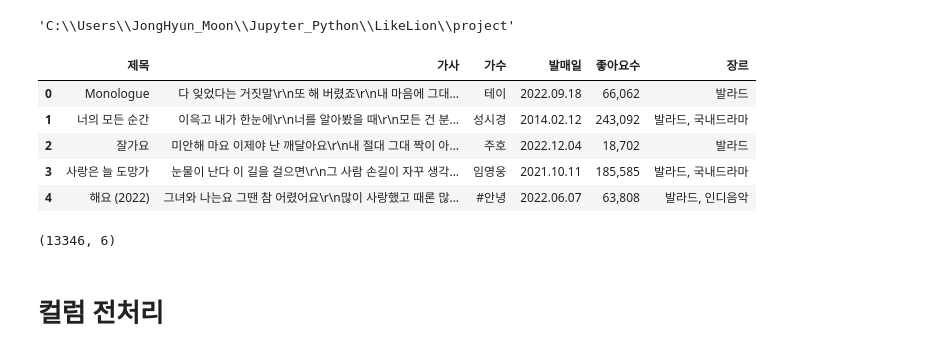
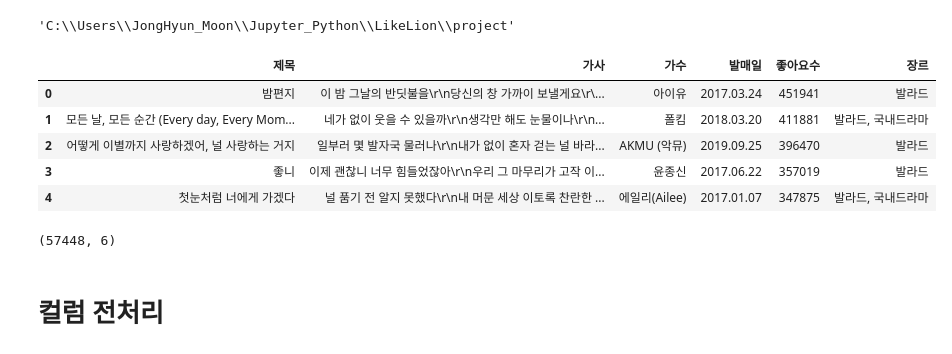
Before and after one commit to happyFinal/project, a Jupyter notebook: eda/EDA_ballad.ipynb, the cells around one changed output. Drawn from its saved outputs; the diff is of its cells as text; code cells hidden in the pictures.

```diff
--- a/eda/EDA_ballad.ipynb
+++ b/eda/EDA_ballad.ipynb
@@ -49,17 +41,17 @@ C:\Users\JongHyun_Moon\Jupyter_Python\LikeLion\project
 'C:\\Users\\JongHyun_Moon\\Jupyter_Python\\LikeLion\\project'
 # %%
 root_dir = "data/data_ballad"
-df_ballad = pd.read_csv(f"{root_dir}/melon_ballad_1_15000.csv", parse_dates=["발매일"])
+df_ballad = pd.read_parquet(f"{root_dir}/ballad_all.gzip")
 display(df_ballad.head())
 df_ballad.shape
 # %% [output]
 |  | 제목 | 가사 | 가수 | 발매일 | 좋아요수 | 장르 |
-| 0 | Monologue | 다 잊었다는 거짓말\r\n또 해 버렸죠\r\n내 마음에 그대... | 테이 | 2022.09.18 | 66,062 | 발라드 |
-| 1 | 너의 모든 순간 | 이윽고 내가 한눈에\r\n너를 알아봤을 때\r\n모든 건 분... | 성시경 | 2014.02.12 | 243,092 | 발라드, 국내드라마 |
-| 2 | 잘가요 | 미안해 마요 이제야 난 깨달아요\r\n내 절대 그대 짝이 아... | 주호 | 2022.12.04 | 18,702 | 발라드 |
-| 3 | 사랑은 늘 도망가 | 눈물이 난다 이 길을 걸으면\r\n그 사람 손길이 자꾸 생각... | 임영웅 | 2021.10.11 | 185,585 | 발라드, 국내드라마 |
-| 4 | 해요 (2022) | 그녀와 나는요 그땐 참 어렸어요\r\n많이 사랑했고 때론 많... | #안녕 | 2022.06.07 | 63,808 | 발라드, 인디음악 |
+| 0 | 밤편지 | 이 밤 그날의 반딧불을\r\n당신의 창 가까이 보낼게요\r\... | 아이유 | 2017.03.24 | 451941 | 발라드 |
+| 1 | 모든 날, 모든 순간 (Every day, Every Mom... | 네가 없이 웃을 수 있을까\r\n생각만 해도 눈물이나\r\n... | 폴킴 | 2018.03.20 | 411881 | 발라드, 국내드라마 |
+| 2 | 어떻게 이별까지 사랑하겠어, 널 사랑하는 거지 | 일부러 몇 발자국 물러나\r\n내가 없이 혼자 걷는 널 바라... | AKMU (악뮤) | 2019.09.25 | 396470 | 발라드 |
+| 3 | 좋니 | 이제 괜찮니 너무 힘들었잖아\r\n우리 그 마무리가 고작 이... | 윤종신 | 2017.06.22 | 357019 | 발라드 |
+| 4 | 첫눈처럼 너에게 가겠다 | 널 품기 전 알지 못했다\r\n내 머문 세상 이토록 찬란한 ... | 에일리(Ailee) | 2017.01.07 | 347875 | 발라드, 국내드라마 |
-(13346, 6)
+(57448, 6)
 # %% [markdown]
 # 컬럼 전처리
 # %% [markdown]
```
Also changed, not shown: parts of 51 cells of this notebook, 3 other files.
